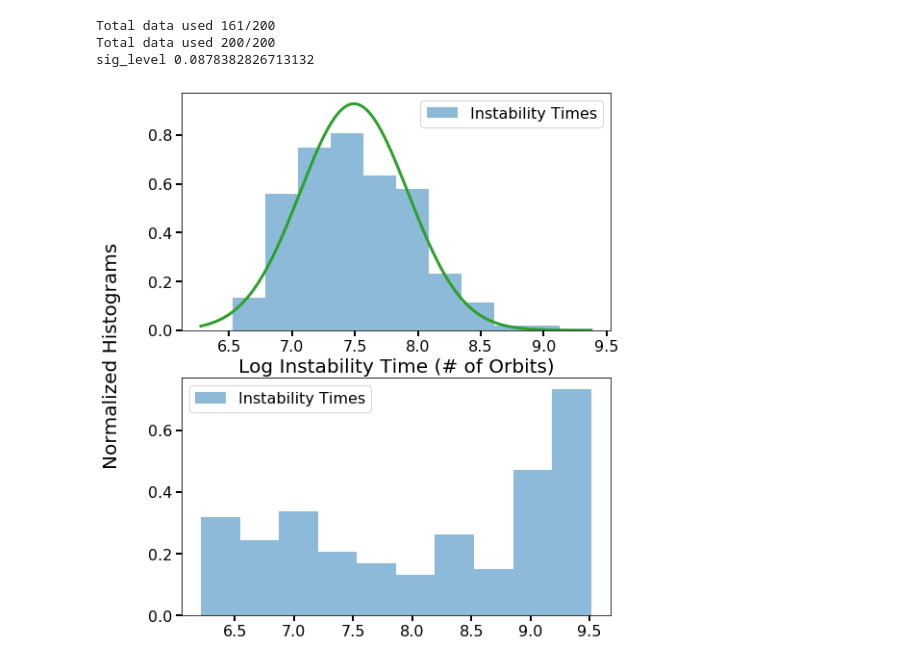
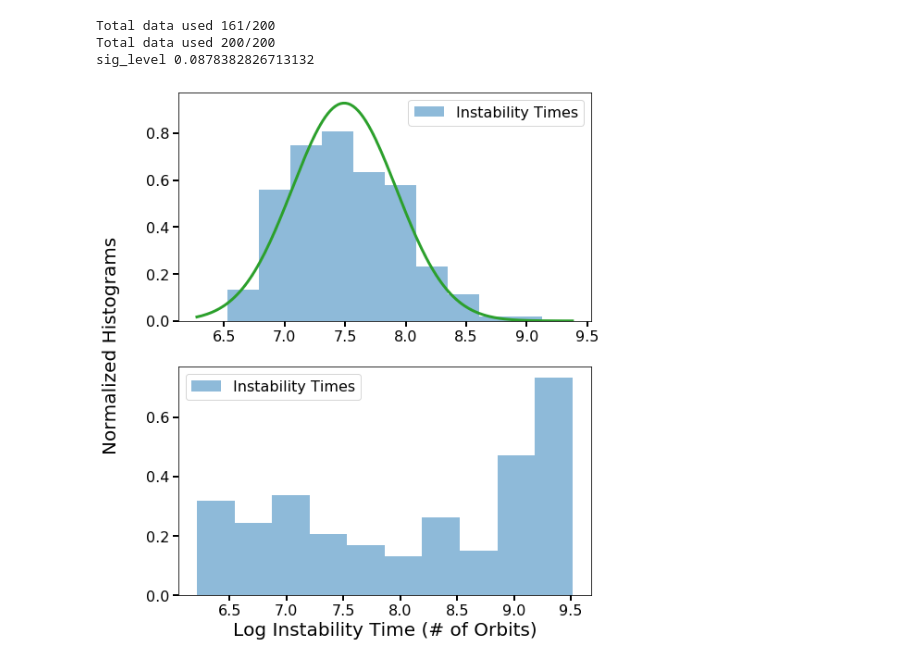
Before and after one commit to Naireen/StabilitySetImage, a Jupyter notebook: Analysis/Figure7_SolarSystemGaussianFits.ipynb, the cells around one changed output. Saved outputs shown, nothing was run; the diff lists cells and outputs as text; code cells hidden in the pictures.

```diff
--- a/Analysis/Figure7_SolarSystemGaussianFits.ipynb
+++ b/Analysis/Figure7_SolarSystemGaussianFits.ipynb
@@ -27,32 +27,32 @@ data_145 = pd.read_csv("../csvs/other/solar_1.45_1e9_200.csv", index_col=0)
 data_14 = pd.read_csv("../csvs/other/solar_1.4_1e9_200.csv", index_col=0)
 
 data_14_cleaned = cleandata(data_14)
 data_145_cleaned = cleandata(data_145)
 data_14_avg = np.mean(data_14_cleaned)
 data_145_avg = np.mean(data_145_cleaned)
 
 fig, (ax1, ax2) = plt.subplots(2, 1, figsize=(8, 10))
 
 rv = norm(loc = data_145_avg, scale = 0.43)
 x= np.linspace(data_145_cleaned.min() - 0.25, data_145_cleaned.max()+0.25, 150)
 ax1.plot(x, rv.pdf(x), linewidth = 3, color = cmap(2))
 ax1.hist(data_145_cleaned, density = 1, alpha = 0.5, label = "Instability Times")
-ax1.set_xlabel("Log Instability Time (# of Orbits)")
+ax2.set_xlabel("Log Instability Time (# of Orbits)")
 ax1.legend()
 
 ax2.hist(data_14_cleaned, density = 1, alpha = 0.5, label = "Instability Times")
 ax2.legend()
 
 fig.text(0.00, 0.5, 'Normalized Histograms', ha='center', va='center', rotation='vertical', size = 20)
 
 
 np.random.seed(0)
 test = np.random.normal(loc=data_145_cleaned, scale=0.43, size = data_145_cleaned.shape[0])
 statistic, p_val = ks_2samp(data_145_cleaned, test)
 
 print("sig_level", p_val)
 # %% [output]
 Total data used 161/200
 Total data used 200/200
 sig_level 0.0878382826713132
-[figure, old version]
+[figure, new version]
```
Also changed, not shown: 1 other file.
